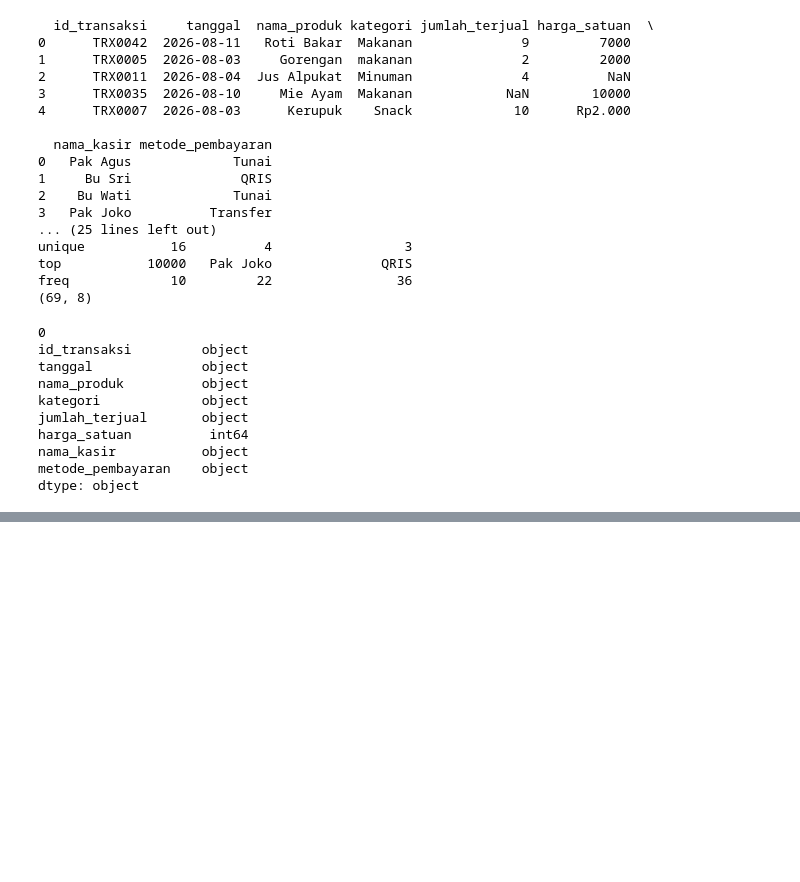
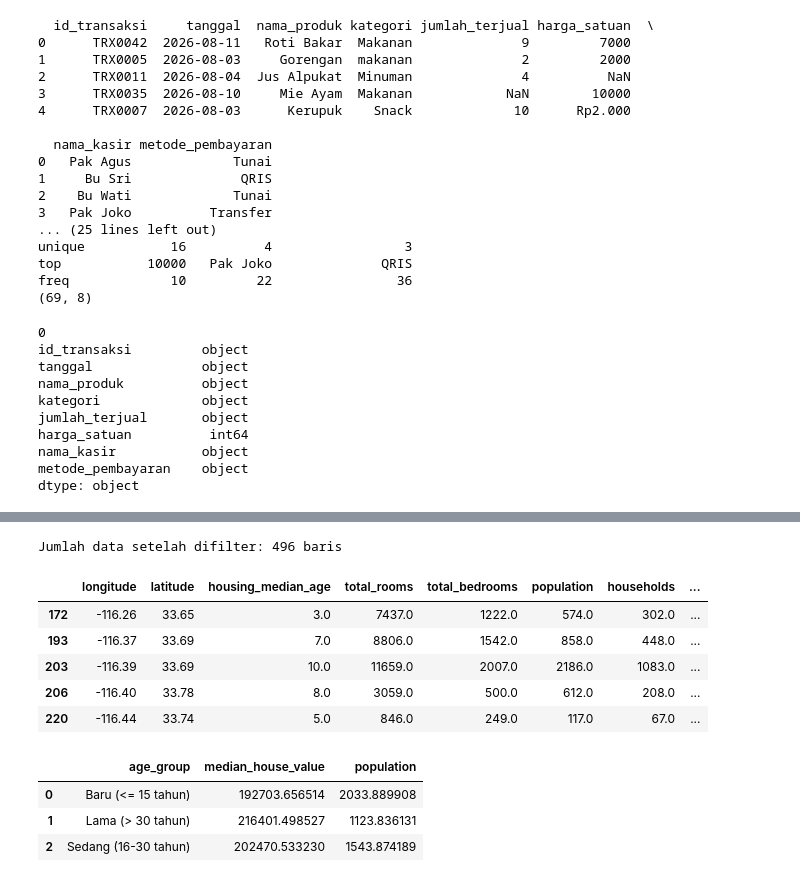
Before and after one commit to RizkyDwiAfrilian-glitch/KKA2EDA, a Jupyter notebook: rizky_dwi_afrilian.ipynb, the cells around one changed output, grey strips where cells are left out. Saved outputs shown, nothing was run; the diff lists cells and outputs as text; code cells hidden in the pictures; blank space fills up the shorter version.

```diff
--- a/rizky_dwi_afrilian.ipynb
+++ b/rizky_dwi_afrilian.ipynb
@@ -127,0 +163,33 @@ Name: total_pendapatan, dtype: int64
+# %%
+# Memfilter data
+df_filtered = df[(df['housing_median_age'] <= 10) & (df['median_house_value'] > 200000)]
+print(f"Jumlah data setelah difilter: {len(df_filtered)} baris")
+display(df_filtered.head())
+# %% [output]
+Jumlah data setelah difilter: 496 baris
+|  | longitude | latitude | housing_median_age | total_rooms | total_bedrooms | population | households | ... |
+| 172 | -116.26 | 33.65 | 3.0 | 7437.0 | 1222.0 | 574.0 | 302.0 | ... |
+| 193 | -116.37 | 33.69 | 7.0 | 8806.0 | 1542.0 | 858.0 | 448.0 | ... |
+| 203 | -116.39 | 33.69 | 10.0 | 11659.0 | 2007.0 | 2186.0 | 1083.0 | ... |
+| 206 | -116.40 | 33.78 | 8.0 | 3059.0 | 500.0 | 612.0 | 208.0 | ... |
+| 220 | -116.44 | 33.74 | 5.0 | 846.0 | 249.0 | 117.0 | 67.0 | ... |
+# %%
+# Membuat kategori usia rumah
+def categorize_age(age):
+    if age <= 15:
+        return 'Baru (<= 15 tahun)'
+    elif age <= 30:
+        return 'Sedang (16-30 tahun)'
+    else:
+        return 'Lama (> 30 tahun)'
+
+df['age_group'] = df['housing_median_age'].apply(categorize_age)
+
+# Mengelompokkan dan menghitung rata-rata harga serta populasi
+summary_df = df.groupby('age_group')[['median_house_value', 'population']].mean().reset_index()
+display(summary_df)
+# %% [output]
+|  | age_group | median_house_value | population |
+| 0 | Baru (<= 15 tahun) | 192703.656514 | 2033.889908 |
+| 1 | Lama (> 30 tahun) | 216401.498527 | 1123.836131 |
+| 2 | Sedang (16-30 tahun) | 202470.533230 | 1543.874189 |
```
Also changed, not shown: parts of 6 cells of this notebook.
